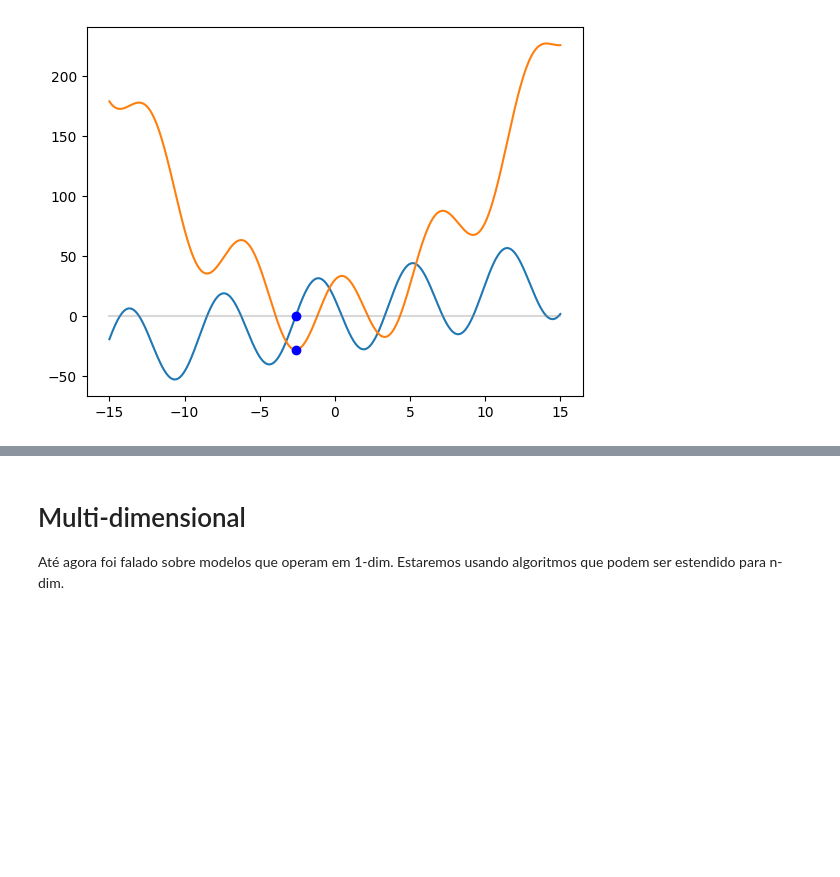
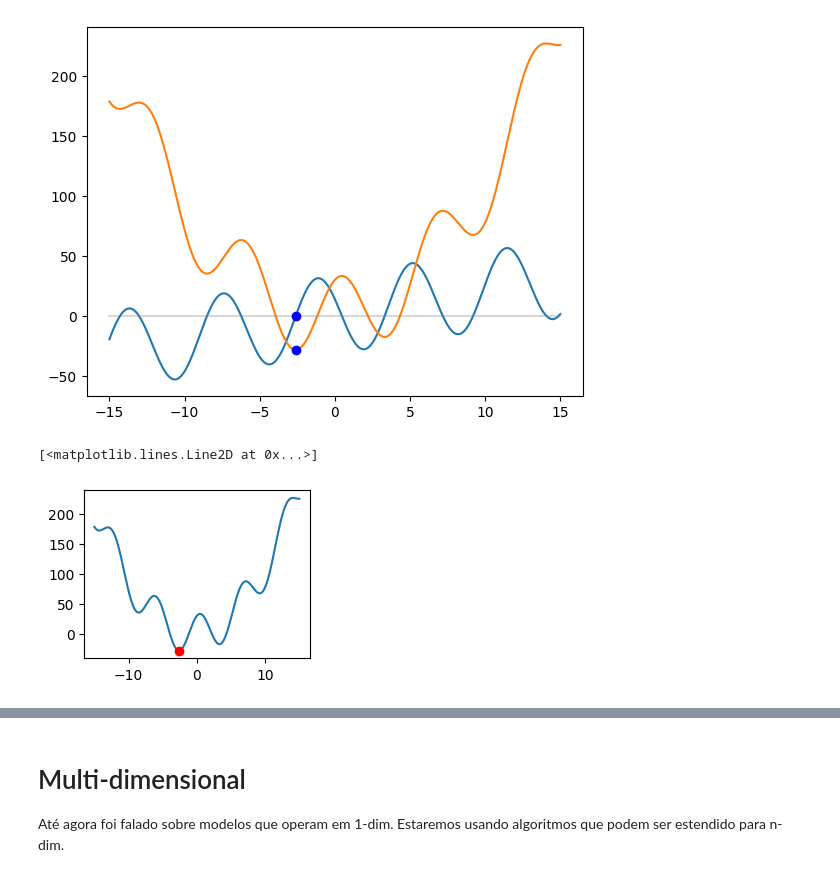
Before and after one commit to MarcoAfB/Optimization, a Jupyter notebook: Optimization_Algoritmos.ipynb, the cells around one changed output, grey strips where cells are left out. Saved outputs shown, nothing was run; the diff lists cells and outputs as text; code cells hidden in the pictures; blank space fills up the shorter version.

Commit message:
second wolfe condition

```diff
--- a/Optimization_Algoritmos.ipynb
+++ b/Optimization_Algoritmos.ipynb
@@ -286,16 +290,25 @@ plt.plot(bisect[0][0],dev_func(bisect[0][0]), "or", color="b")
 # %%
 '''É uma condição que estimula passos maiores, porem quanto maior esse passo
 melhor(reduzir mais a função) ele deve ser'''
 def first_wolfecondition(f, dev_f, x, B=0.0001):
     while abs(dev_f(x)) > 0.1:
         direction = -dev_f(x)
-        for step in np.linspace(0.5, B, 500):
+        for step in np.linspace(5, B, 500):
             x_k = x + step*direction
             bound = f(x) + B*step*direction
-            if(f(x_k)<f(bound)):
+            if(f(x_k)<bound):
                 x = x_k
                 break
         if step == B:
             return x
 
     return x
+
+wolf_1 = first_wolfecondition(func, dev_func, -13)
+ax = plt.subplot(221)
+x = np.linspace(-15, 15, 10000)
+ax.plot(x, func(x))
+ax.plot(wolf_1, func(wolf_1), "or")
+# %% [output]
+[<matplotlib.lines.Line2D at 0x...>]
+[figure, added]
```
Also changed, not shown: parts of 4 cells of this notebook.
